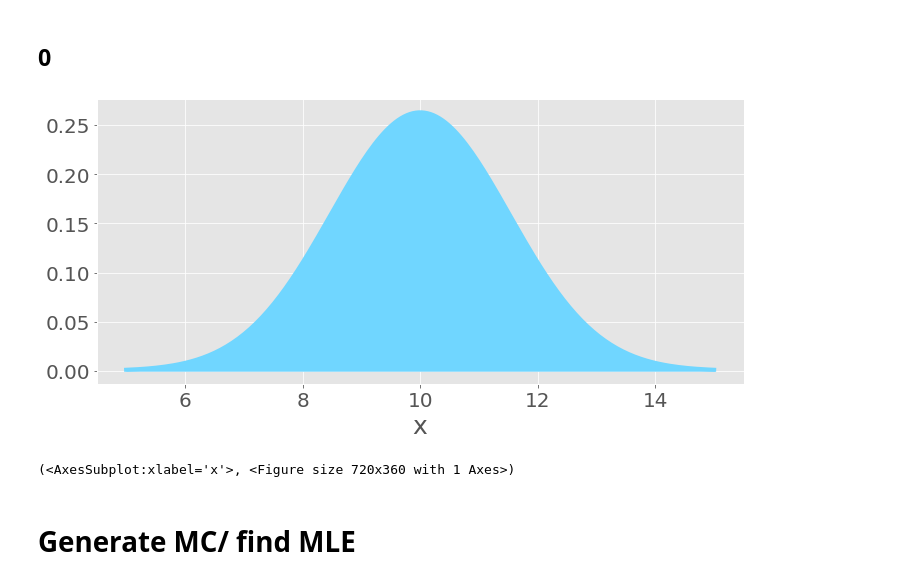
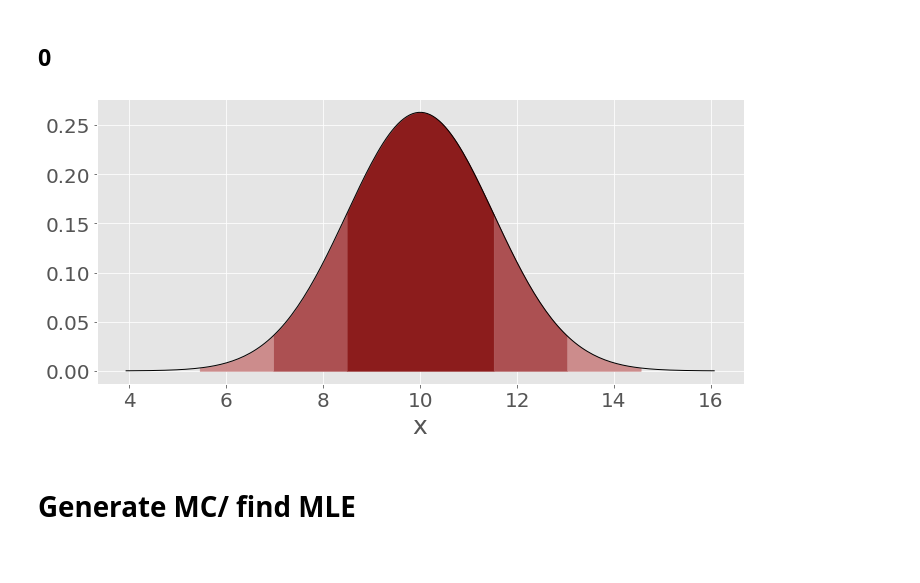
Before and after one commit to Kiril94/AMAS, a Jupyter notebook: Problem_set2/Problem_set.ipynb, the cells around one changed output. Drawn from its saved outputs; the diff is of its cells as text; code cells hidden in the pictures.

```diff
--- a/Problem_set2/Problem_set.ipynb
+++ b/Problem_set2/Problem_set.ipynb
@@ -17,15 +17,30 @@ from toolbox.ExternalFunctions import UnbinnedLH
 # %% [markdown]
 ## 0
 # %%
-x = np.linspace(5,15,200)
-y = stats.norm.pdf(x, 10, np.sqrt(2.3))
+mu, sig = 10, np.sqrt(2.3)
+def gauss(x): return stats.norm.pdf(x, mu, sig)
+x = np.linspace(mu-4*sig,mu+4*sig,200)
+x_sig1 = np.linspace(mu-sig, mu+sig,100)
+x_sig2l= np.linspace(mu-2*sig, mu-1*sig,100)
+x_sig2r= np.linspace(mu+1*sig, mu+2*sig,100)
+x_sig3l= np.linspace(mu-3*sig, mu-2*sig,100)
+x_sig3r= np.linspace(mu+2*sig, mu+3*sig,100)
+
 color = vis.Color_palette(1)[0]
-vis.nice_plot(
-    x, y, save_plot=True, figname='Gauss.pdf', color=color,
-    linewidth=4, fill_under_curve=True, fill_color=color)
+ax, fig = vis.nice_plot(
+    x, gauss(x), save_plot=False, figname='Gauss.pdf', color='k',
+    linewidth=1, fill_under_curve=False, fill_color='k', show_plot = False)
+ax.fill_between(x_sig1, gauss(x_sig1), color = '#8c1c1c')
+ax.fill_between(x_sig2l, gauss(x_sig2l), color = '#ac5052')
+ax.fill_between(x_sig2r, gauss(x_sig2r), color = '#ac5052')
+ax.fill_between(x_sig3r, gauss(x_sig3r), color = '#cc8c8c')
+ax.fill_between(x_sig3l, gauss(x_sig3l), color = '#cc8c8c')
+
+fig.tight_layout()
+fig.savefig('Gauss.pdf', dpi = 80)
+fig
 # %% [output]
-[figure, old version]
+[figure, new version]
-(<AxesSubplot:xlabel='x'>, <Figure size 720x360 with 1 Axes>)
 # %% [markdown]
 # Generate MC/ find MLE
 # %% [markdown]
```
Also changed, not shown: parts of 19 cells of this notebook, 9 other files.
